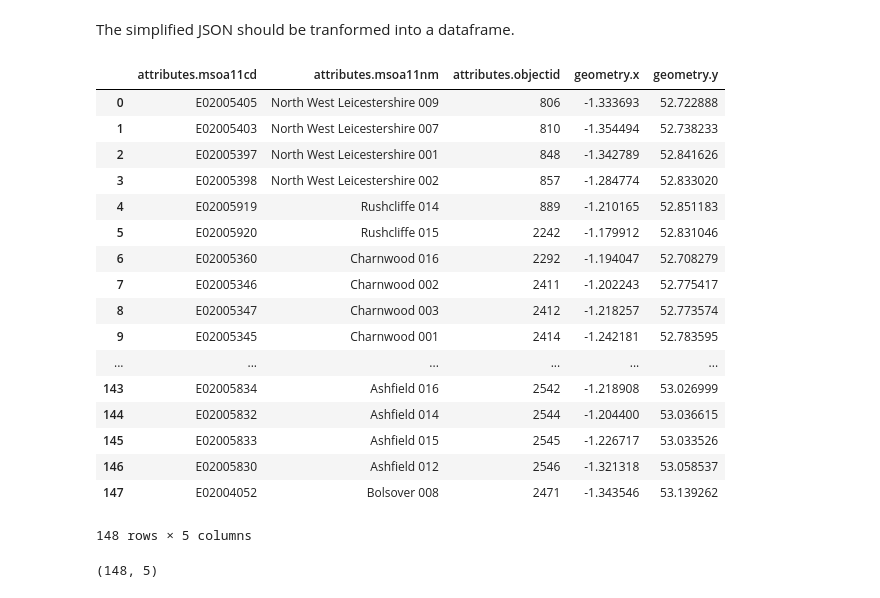
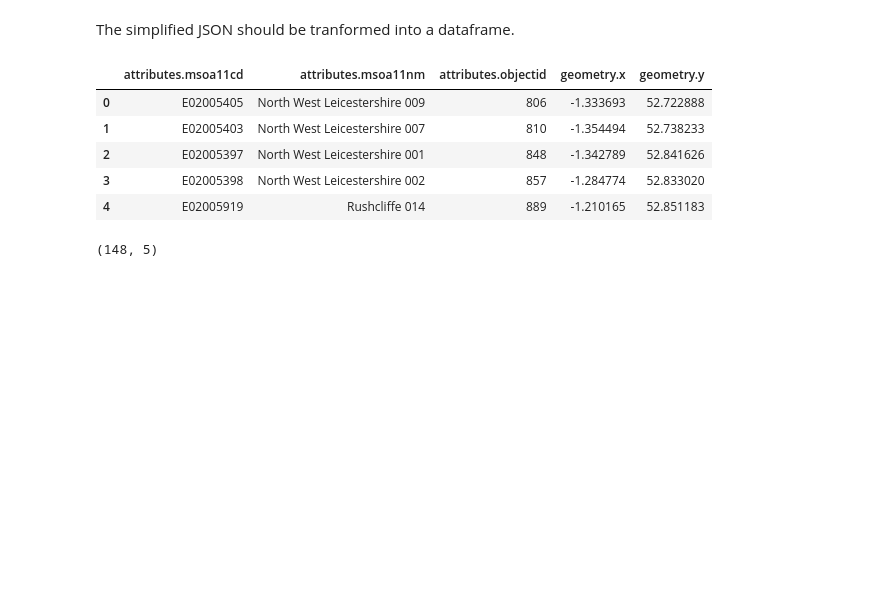
Before and after one commit to RichardGarnerWMute/Coursera_Capstone, a Jupyter notebook: Nottingham Battle of the Neighbourhoods.ipynb, the cells around one changed output. Saved outputs shown, nothing was run; the diff lists cells and outputs as text; code cells hidden in the pictures; blank space fills up the shorter version.

```diff
--- a/Nottingham Battle of the Neighbourhoods.ipynb
+++ b/Nottingham Battle of the Neighbourhoods.ipynb
@@ -476,26 +447,14 @@ The simplified JSON should be tranformed into a dataframe.
 # %%
 # tranform MSOA_Centrj into a dataframe
 MSOA_Centroids_df = json_normalize(MSOA_Centrj)
-MSOA_Centroids_df
+MSOA_Centroids_df.head()
 # %% [output]
 |  | attributes.msoa11cd | attributes.msoa11nm | attributes.objectid | geometry.x | geometry.y |
 | 0 | E02005405 | North West Leicestershire 009 | 806 | -1.333693 | 52.722888 |
 | 1 | E02005403 | North West Leicestershire 007 | 810 | -1.354494 | 52.738233 |
 | 2 | E02005397 | North West Leicestershire 001 | 848 | -1.342789 | 52.841626 |
 | 3 | E02005398 | North West Leicestershire 002 | 857 | -1.284774 | 52.833020 |
 | 4 | E02005919 | Rushcliffe 014 | 889 | -1.210165 | 52.851183 |
-| 5 | E02005920 | Rushcliffe 015 | 2242 | -1.179912 | 52.831046 |
-| 6 | E02005360 | Charnwood 016 | 2292 | -1.194047 | 52.708279 |
-| 7 | E02005346 | Charnwood 002 | 2411 | -1.202243 | 52.775417 |
-| 8 | E02005347 | Charnwood 003 | 2412 | -1.218257 | 52.773574 |
-| 9 | E02005345 | Charnwood 001 | 2414 | -1.242181 | 52.783595 |
-| ... | ... | ... | ... | ... | ... |
-| 143 | E02005834 | Ashfield 016 | 2542 | -1.218908 | 53.026999 |
-| 144 | E02005832 | Ashfield 014 | 2544 | -1.204400 | 53.036615 |
-| 145 | E02005833 | Ashfield 015 | 2545 | -1.226717 | 53.033526 |
-| 146 | E02005830 | Ashfield 012 | 2546 | -1.321318 | 53.058537 |
-| 147 | E02004052 | Bolsover 008 | 2471 | -1.343546 | 53.139262 |
-148 rows × 5 columns
 # %%
 MSOA_Centroids_df.shape
 # %% [output]
```
Also changed, not shown: parts of 3 cells of this notebook.
